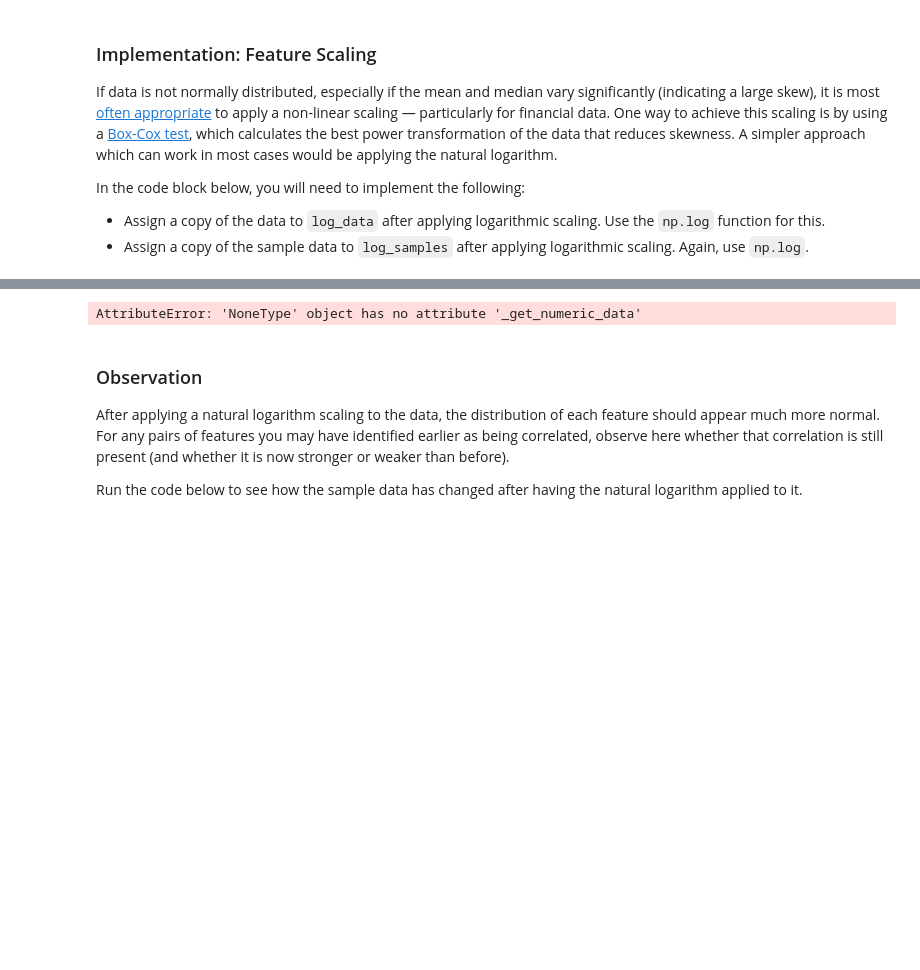
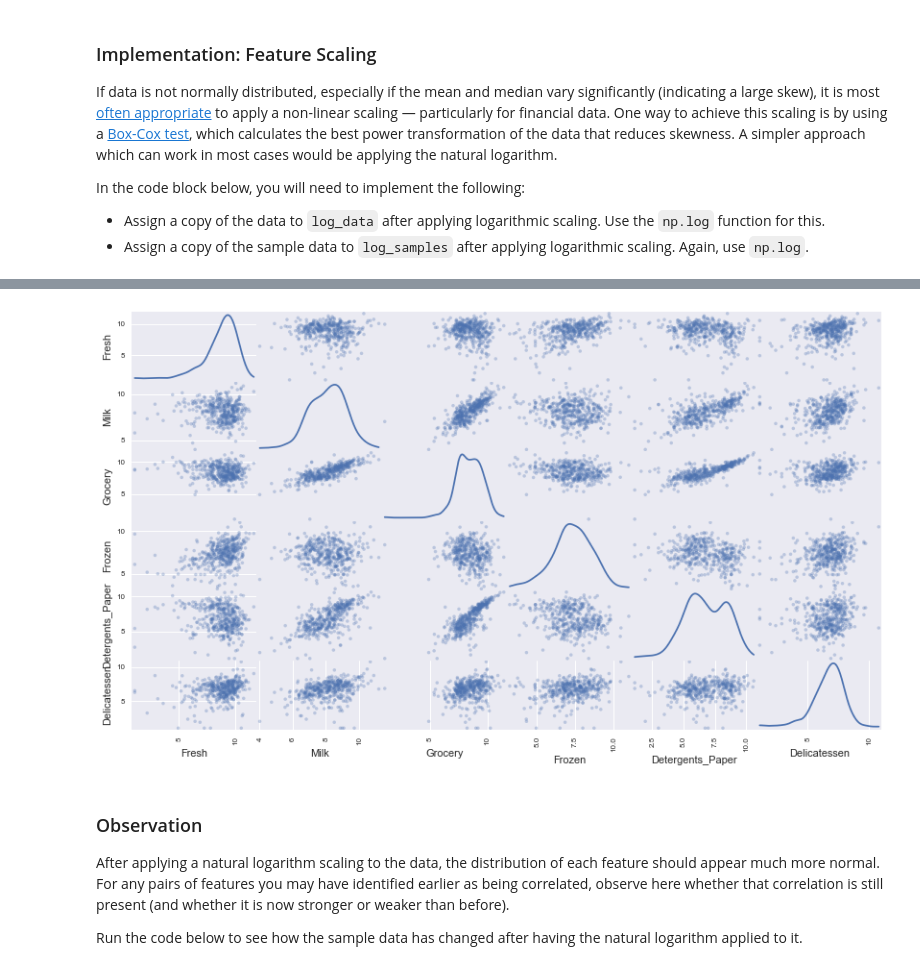
Before and after one commit to roolvp/ml-projects, a Jupyter notebook: customer_segments/customer_segments.ipynb, the cells around one changed output, grey strips where cells are left out. Drawn from its saved outputs; the diff is of its cells as text; code cells hidden in the pictures; blank space fills up the shorter version.

```diff
--- a/customer_segments/customer_segments.ipynb
+++ b/customer_segments/customer_segments.ipynb
@@ -255,14 +285,14 @@ In the code block below, you will need to implement the following:
 # %%
 # TODO: Scale the data using the natural logarithm
-log_data = None
+log_data = np.log(data)
 
 # TODO: Scale the sample data using the natural logarithm
-log_samples = None
+log_samples = np.log(samples)
 
 # Produce a scatter matrix for each pair of newly-transformed features
 pd.plotting.scatter_matrix(log_data, alpha = 0.3, figsize = (14,8), diagonal = 'kde');
 # %% [output]
-AttributeError: 'NoneType' object has no attribute '_get_numeric_data'
+[figure, added]
 # %% [markdown]
 ### Observation
 After applying a natural logarithm scaling to the data, the distribution of each feature should appear much more normal. For any pairs of features you may have identified earlier as being correlated, observe here whether that correlation is still present (and whether it is now stronger or weaker than before).
```
Also changed, not shown: parts of 13 cells of this notebook.
